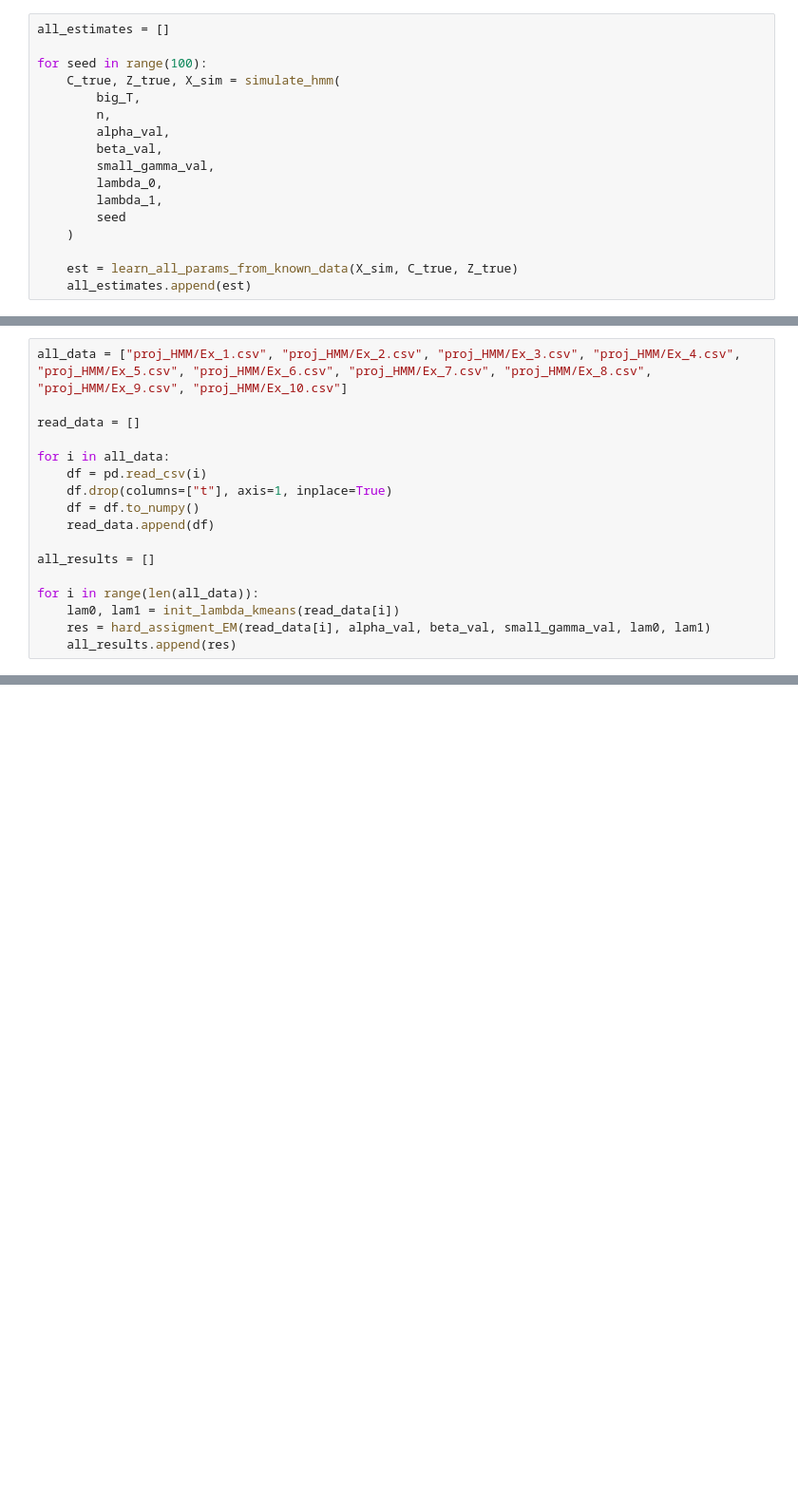
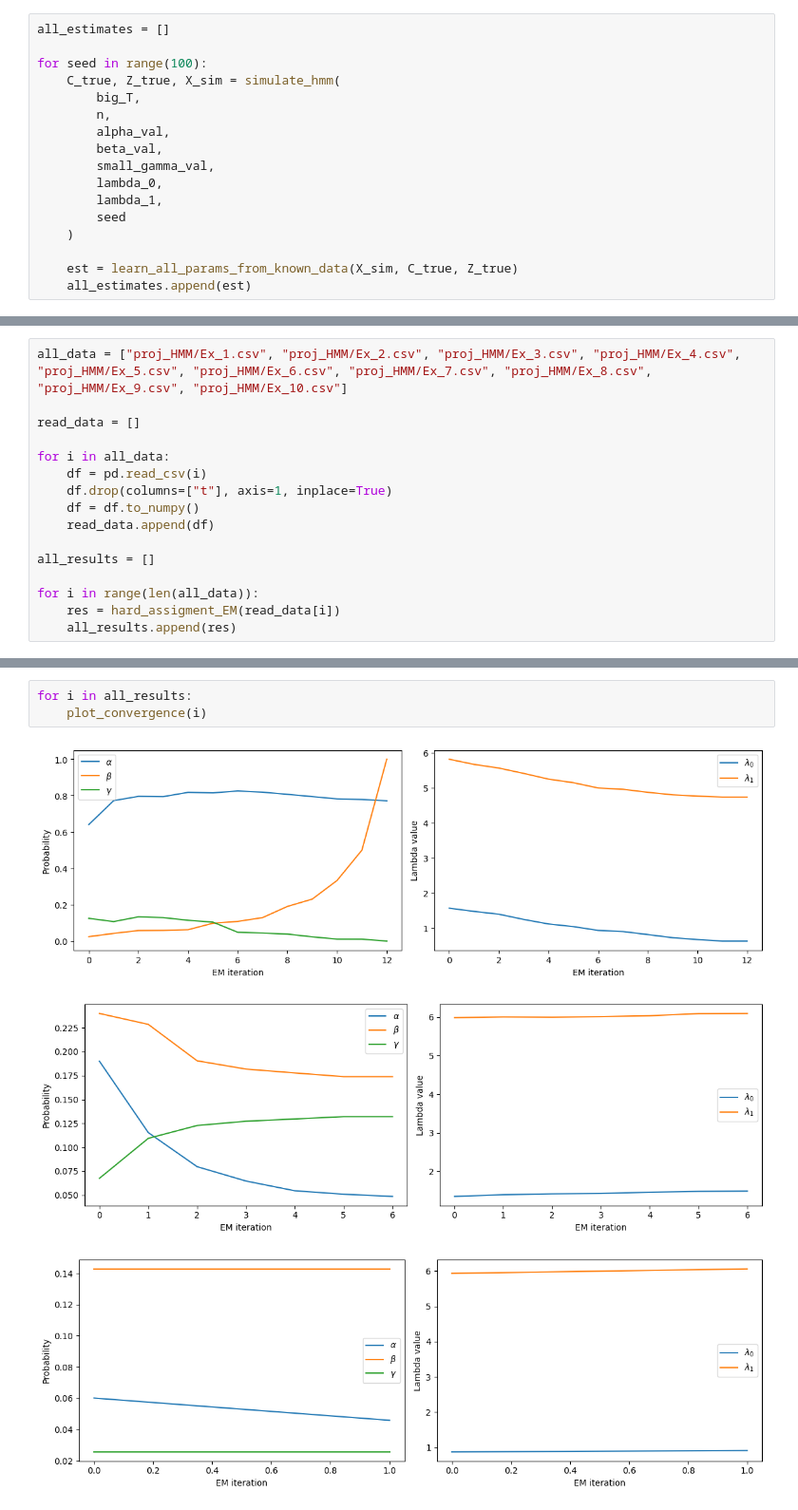
Before and after one commit to eskezje/modcompany, a Jupyter notebook: neuron_hmm.ipynb, the cells around one changed output, grey strips where cells are left out. Shown at 95% size. Saved outputs shown, nothing was run; the diff lists cells and outputs as text; blank space fills up the shorter version.

```diff
--- a/neuron_hmm.ipynb
+++ b/neuron_hmm.ipynb
@@ -185,6 +223,5 @@ for i in all_data:
 all_results = []
 
 for i in range(len(all_data)):
-    lam0, lam1 = init_lambda_kmeans(read_data[i])
-    res = hard_assigment_EM(read_data[i], alpha_val, beta_val, small_gamma_val, lam0, lam1)
+    res = hard_assigment_EM(read_data[i])
     all_results.append(res)
@@ -190,0 +243,7 @@ for i in range(len(all_data)):
+# %%
+for i in all_results:
+    plot_convergence(i)
+# %% [output]
+[figure, added]
+[figure, added]
+[figure, added]
```
Also changed, not shown: parts of 13 cells of this notebook, 2 other files.
